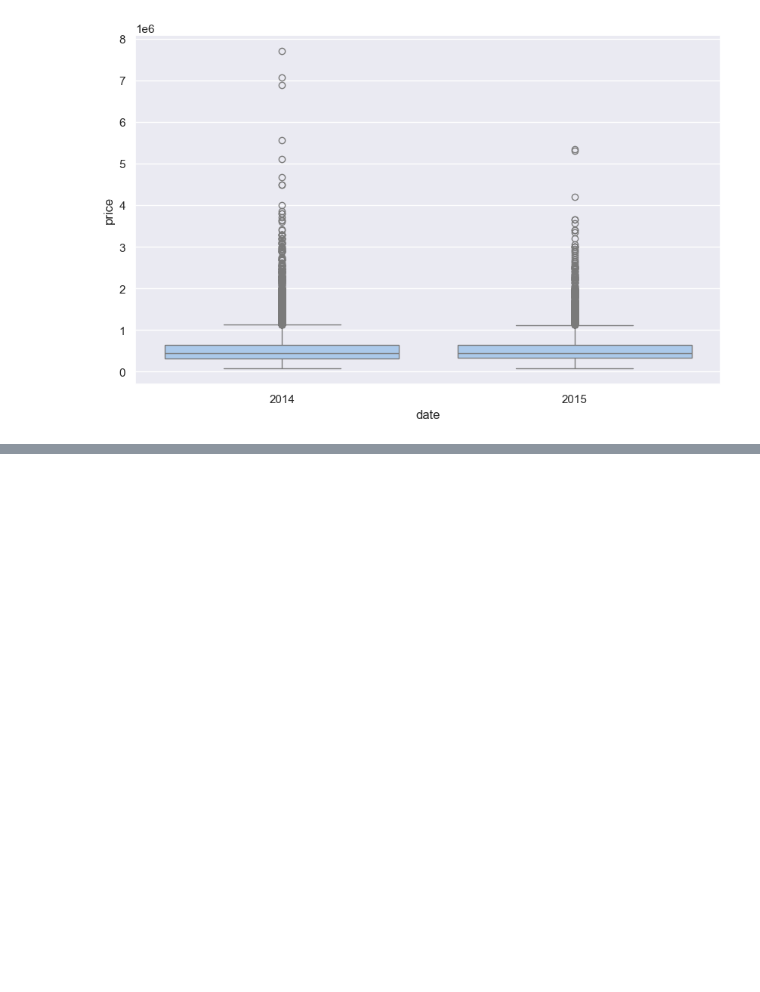
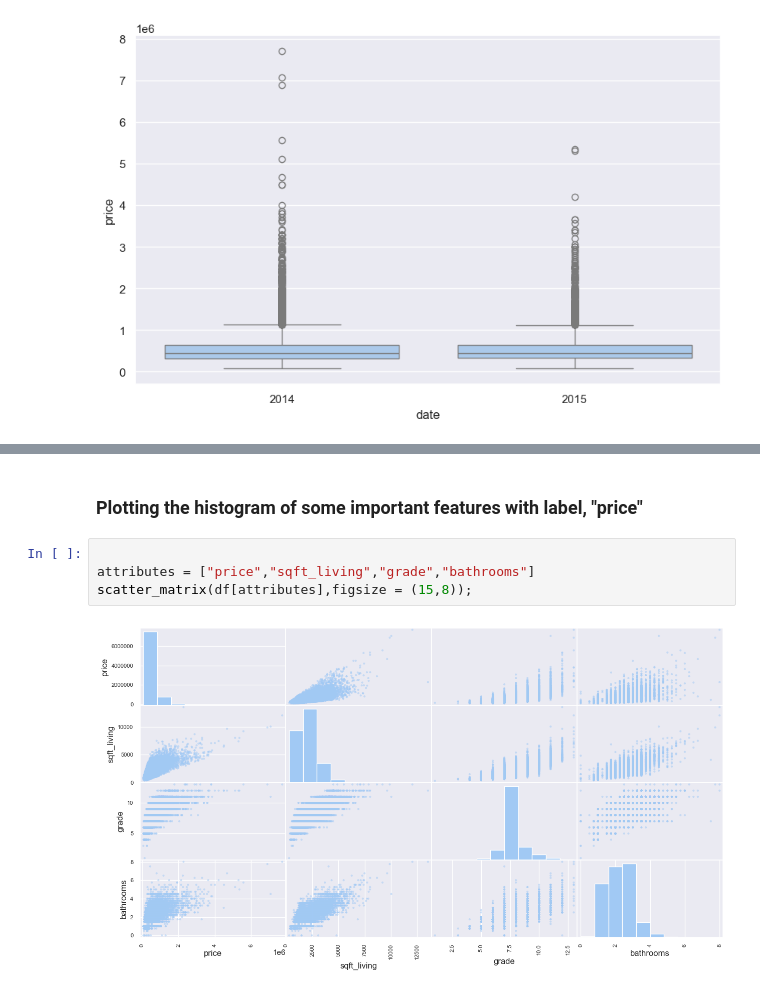
Before and after one commit to Sah-Pranav/End-to-End-ML-project, a Jupyter notebook: notebook/EDA.ipynb, the cells around one changed output, grey strips where cells are left out. Cells and saved outputs as stored; diff of their text form; blank space fills up the shorter version.

```diff
--- a/notebook/EDA.ipynb
+++ b/notebook/EDA.ipynb
@@ -383,0 +413,8 @@ for i in categorical_columns:
+# %% [markdown]
+### Plotting the histogram of some important features with label, "price"
+# %%
+
+attributes = ["price","sqft_living","grade","bathrooms"]
+scatter_matrix(df[attributes],figsize = (15,8));
+# %% [output]
+[figure, added]
```
Also changed, not shown: parts of 9 cells of this notebook, 9 other files.
